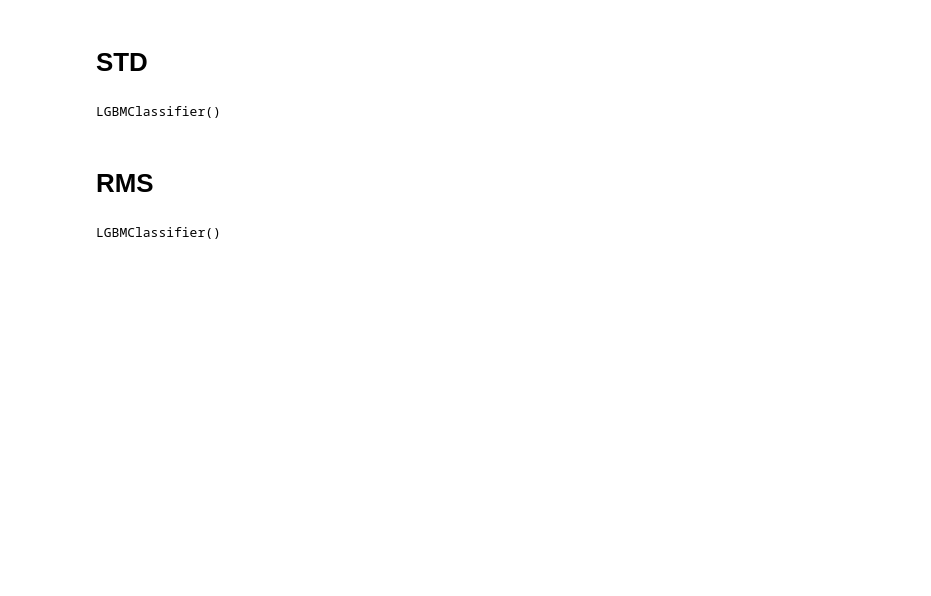
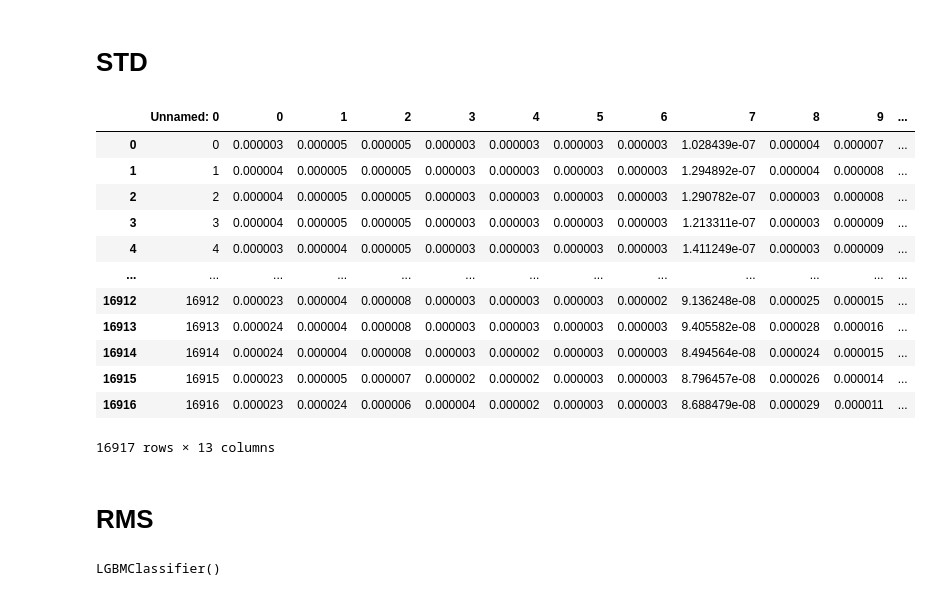
Before and after one commit to MountStonne/GazeSemgIntegration, a Jupyter notebook: more_features/feature_compare.ipynb, the cells around one changed output. Saved outputs shown, nothing was run; the diff lists cells and outputs as text; code cells hidden in the pictures; blank space fills up the shorter version.

```diff
--- a/more_features/feature_compare.ipynb
+++ b/more_features/feature_compare.ipynb
@@ -20,38 +29,41 @@ name_features = []
 # %%
 name = 'STD'
 
-trainx = pd.read_csv('featured_data/'+name+'_trainx.csv')
-trainx = trainx.set_index('Unnamed: 0')
-trainx = trainx.reset_index(drop=True)
+trainx = pd.read_csv('featured_data/step50ms/'+name+'_trainx.csv')
+trainy = pd.read_csv('featured_data/step50ms/'+name+'_trainy.csv')
+testx = pd.read_csv('featured_data/step50ms/'+name+'_testx.csv')
+testy = pd.read_csv('featured_data/step50ms/'+name+'_testy.csv')
 
-trainy = pd.read_csv('featured_data/'+name+'_trainy.csv')
-trainy = trainy.set_index('Unnamed: 0')
-trainy = trainy.reset_index(drop=True)
+# # train/test model
+# lightGBM_model = ltb.LGBMClassifier()
+# lightGBM_model.fit(trainx,trainy)
+# expected1 = testy.values.flatten()
+# predicted1 = lightGBM_model.predict(testx)
+# counter = 0
+# for i in range(0, len(expected1)):
+#     if expected1[i] == predicted1[i]:
+#         counter += 1
 
-testx = pd.read_csv('featured_data/'+name+'_testx.csv')
-testx = testx.set_index('Unnamed: 0')
-testx = testx.reset_index(drop=True)
+# accuracy = counter/len(expected1)
 
-testy = pd.read_csv('featured_data/'+name+'_testy.csv')
-testy = testy.set_index('Unnamed: 0')
-testy = testy.reset_index(drop=True)
-
-# train/test model
-lightGBM_model = ltb.LGBMClassifier()
-lightGBM_model.fit(trainx,trainy)
-expected1 = testy.values.flatten()
-predicted1 = lightGBM_model.predict(testx)
-counter = 0
-for i in range(0, len(expected1)):
-    if expected1[i] == predicted1[i]:
-        counter += 1
-
-accuracy = counter/len(expected1)
-
-acc_features.append(accuracy)
-name_features.append(name)
+# acc_features.append(accuracy)
+# name_features.append(name)
-# %% [output]
-LGBMClassifier()
+# %%
+trainx
+# %% [output]
+|  | Unnamed: 0 | 0 | 1 | 2 | 3 | 4 | 5 | 6 | 7 | 8 | 9 | ... |
+| 0 | 0 | 0.000003 | 0.000005 | 0.000005 | 0.000003 | 0.000003 | 0.000003 | 0.000003 | 1.028439e-07 | 0.000004 | 0.000007 | ... |
+| 1 | 1 | 0.000004 | 0.000005 | 0.000005 | 0.000003 | 0.000003 | 0.000003 | 0.000003 | 1.294892e-07 | 0.000004 | 0.000008 | ... |
+| 2 | 2 | 0.000004 | 0.000005 | 0.000005 | 0.000003 | 0.000003 | 0.000003 | 0.000003 | 1.290782e-07 | 0.000003 | 0.000008 | ... |
+| 3 | 3 | 0.000004 | 0.000005 | 0.000005 | 0.000003 | 0.000003 | 0.000003 | 0.000003 | 1.213311e-07 | 0.000003 | 0.000009 | ... |
+| 4 | 4 | 0.000003 | 0.000004 | 0.000005 | 0.000003 | 0.000003 | 0.000003 | 0.000003 | 1.411249e-07 | 0.000003 | 0.000009 | ... |
+| ... | ... | ... | ... | ... | ... | ... | ... | ... | ... | ... | ... | ... |
+| 16912 | 16912 | 0.000023 | 0.000004 | 0.000008 | 0.000003 | 0.000003 | 0.000003 | 0.000002 | 9.136248e-08 | 0.000025 | 0.000015 | ... |
+| 16913 | 16913 | 0.000024 | 0.000004 | 0.000008 | 0.000003 | 0.000003 | 0.000003 | 0.000003 | 9.405582e-08 | 0.000028 | 0.000016 | ... |
+| 16914 | 16914 | 0.000024 | 0.000004 | 0.000008 | 0.000003 | 0.000002 | 0.000003 | 0.000003 | 8.494564e-08 | 0.000024 | 0.000015 | ... |
+| 16915 | 16915 | 0.000023 | 0.000005 | 0.000007 | 0.000002 | 0.000002 | 0.000003 | 0.000003 | 8.796457e-08 | 0.000026 | 0.000014 | ... |
+| 16916 | 16916 | 0.000023 | 0.000024 | 0.000006 | 0.000004 | 0.000002 | 0.000003 | 0.000003 | 8.688479e-08 | 0.000029 | 0.000011 | ... |
+16917 rows × 13 columns
 # %% [markdown]
 # RMS
 # %%
```
Also changed, not shown: parts of 21 cells of this notebook, 1 other file.
